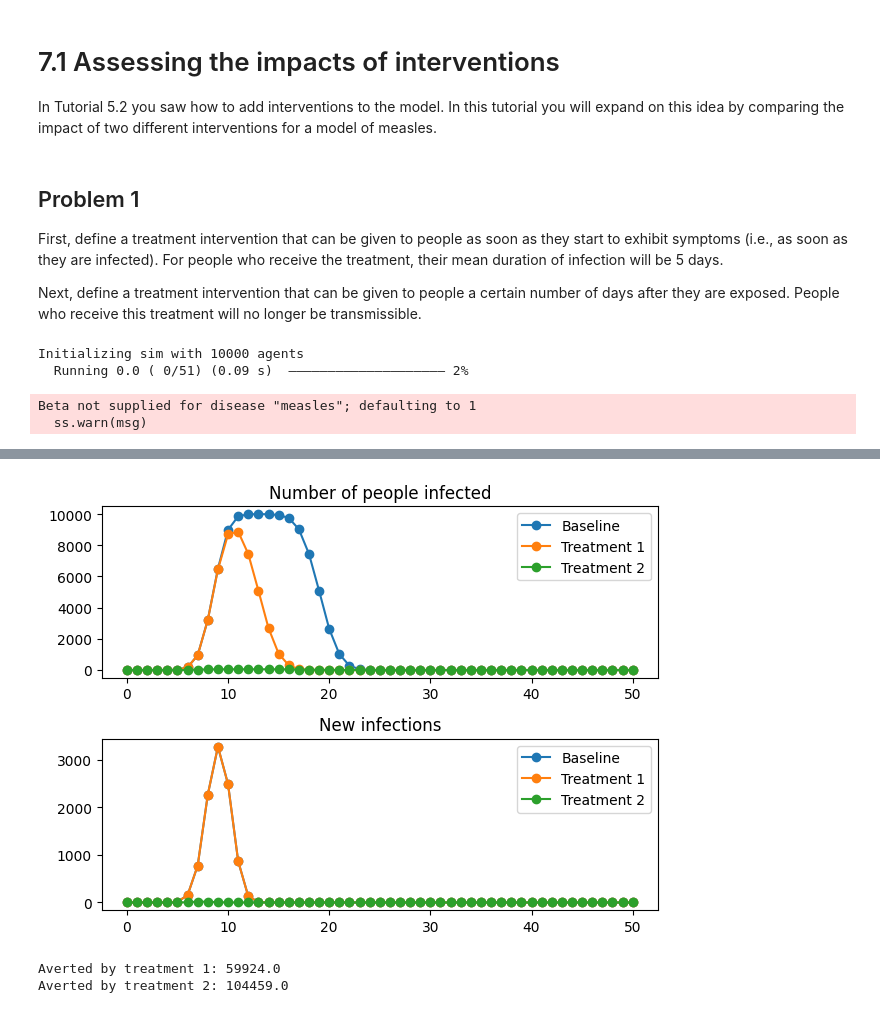
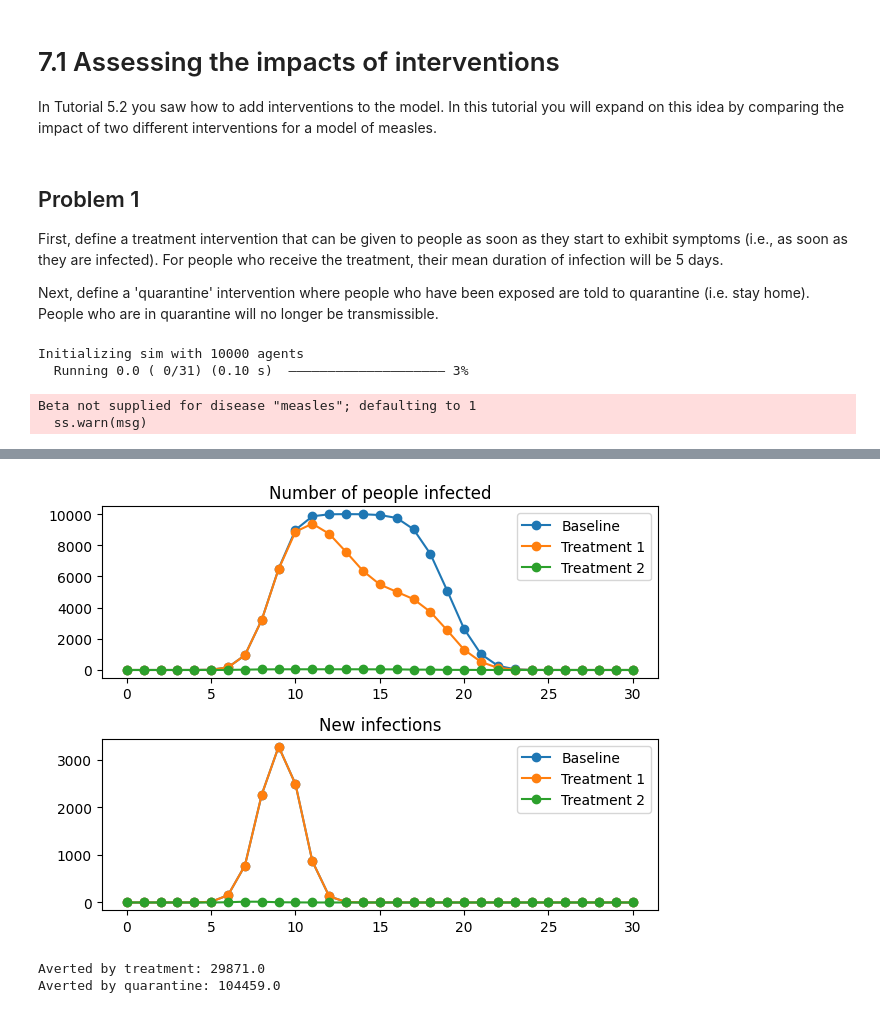
Before and after one commit to stanleyrazor/ABM-Modelling, a Jupyter notebook: tutorials/tut7.1_intervention_impact.ipynb, the cells around one changed output, grey strips where cells are left out. Drawn from its saved outputs; the diff is of its cells as text; code cells hidden in the pictures.

Commit message:
change to quar

```diff
--- a/tutorials/tut7.1_intervention_impact.ipynb
+++ b/tutorials/tut7.1_intervention_impact.ipynb
@@ -7,7 +7,7 @@ In Tutorial 5.2 you saw how to add interventions to the model. In this tutorial
 
 First, define a treatment intervention that can be given to people as soon as they start to exhibit symptoms (i.e., as soon as they are infected). For people who receive the treatment, their mean duration of infection will be 5 days.
 
-Next, define a treatment intervention that can be given to people a certain number of days after they are exposed. People who receive this treatment will no longer be transmissible.
+Next, define a 'quarantine' intervention where people who have been exposed are told to quarantine (i.e. stay home). People who are in quarantine will no longer be transmissible.
 # %%
 import numpy as np # Math
 import sciris as sc # Utilities
@@ -15,7 +15,7 @@ import pylab as pl # Plotting
 import starsim as ss # ABM
 
 
-class Treatment1(ss.Intervention):  # Create a new, generic treatment intervention
+class Treatment(ss.Intervention):  # Create a new, generic treatment intervention
 
     def __init__(self, prob=0.5, mean_dur_infection=5):
         super().__init__() # Initialize the intervention
@@ -30,7 +30,7 @@ class Treatment1(ss.Intervention):  # Create a new, generic treatment interventi
         n_eligible = len(eligible_ids) # Number of people who are eligible
 
         # Define who receives treatment
-        is_treated = np.random.rand(n_eligible) < self.p  # Define which of the n_eligible people get treated by comparing np.random.rand() to self.p
+        is_treated = np.random.rand(n_eligible) < self.prob  # Define which of the n_eligible people get treated by comparing np.random.rand() to self.p
         treat_ids = eligible_ids[is_treated]  # Pull out the IDs for the people receiving the treatment
 
         # Treated people will have a new disease progression
@@ -44,56 +44,56 @@ class Treatment1(ss.Intervention):  # Create a new, generic treatment interventi
         measles.ti_recovered[recover_uids] = measles.ti_infected[recover_uids] + dur_inf[~will_die] / sim.dt  # Set the time of recovery
 
 
-class Treatment2(ss.Intervention):
-    def __init__(self, prob=1, rel_trans=0, treat_delay=0):
+class Quarantine(ss.Intervention):
+    def __init__(self, prob=1, rel_trans=0, delay=0):
         super().__init__() # Initialize the intervention
-        self.prob = prob # Store the probability of vaccination
-        self.rel_trans = rel_trans  # Relative transmissibility of treated people
-        self.treat_delay = treat_delay  # Delay between exposure and receiving treatment
+        self.prob = prob # Store the probability of quarantining
+        self.rel_trans = rel_trans  # Relative transmissibility of people in quarantine
+        self.delay = delay  # Delay between exposure and being put into quarantine
 
     def apply(self, sim):
         measles = sim.diseases.measles
 
         # Define  who is eligible for treatment
-        eligible_ids = sim.people.uid[(measles.ti_exposed - self.treat_delay) == sim.ti]  # People are eligible for treatment after a delay of treat_delay days after they are exposed
+        eligible_ids = sim.people.uid[(measles.ti_exposed - self.delay) == sim.ti]  # People are eligible for quarantine after a delay
         n_eligible = len(eligible_ids)  # Number of eligible people
 
-        # Define who receives treatment
-        is_treated = np.random.rand(n_eligible) < self.p  # Define which of the n_eligible people get treated by comparing np.random.rand() to self.p
-        treat_ids = eligible_ids[is_treated]  # Pull out the IDs for the people receiving the treatment
+        # Define who is quarantined
+        in_quarantine = np.random.rand(n_eligible) < self.prob  # Define which of the n_eligible people are quarantined by comparing np.random.rand() to self.p
+        quar_ids = eligible_ids[in_quarantine]  # Pull out the IDs for the people going into quarantine
 
-        # Treated people will have a reduced relative transmissibility
-        measles.rel_trans[treat_ids] = self.rel_trans
+        # Quarantined people will have a reduced relative transmissibility
+        measles.rel_trans[quar_ids] = self.rel_trans
 
 
-def make_run_sim(treat_delay=0):
+def make_run_sim(delay=0):
 
-    # Make the treatments
-    t1 = Treatment1()  # Create the specific treatment 1
-    t2 = Treatment2(treat_delay=treat_delay)  # Create the specific treatment 2 with a delay
+    # Make the interventions
+    treatment = Treatment()  # Create the specific treatment
+    quarantine = Quarantine(delay=delay)  # Create the specific quarantine
 
     # Make the sim parameters
-    pars = dict(start=0, end=50, dt=1.0, diseases='measles', networks='random')  # Define the parameters of the simulation
+    pars = dict(start=0, end=30, dt=1.0, diseases='measles', networks='random')  # Define the parameters of the simulation
 
-    # Define "baseline" and "intervention" sims without any treatment, and with treatment 1 and treatment 2
+    # Define "baseline" and "intervention" sims: without any interventions, with treatment, and with quarantine
     baseline = ss.Sim(pars)
-    t1sim = ss.Sim(pars, interventions=t1)
-    t2sim = ss.Sim(pars, interventions=t2)
+    treat_sim = ss.Sim(pars, interventions=treatment)
+    quar_sim = ss.Sim(pars, interventions=quarantine)
 
     # Run the three simulations
     baseline.run()
-    t1sim.run()
-    t2sim.run()
+    treat_sim.run()
+    quar_sim.run()
 
     # Pull out results to plot
     tvec = baseline.yearvec
     n_inf_base = baseline.results.measles.n_infected
-    n_inf_t1 = t1sim.results.measles.n_infected
-    n_inf_t2 = t2sim.results.measles.n_infected
+    n_inf_treat = treat_sim.results.measles.n_infected
+    n_inf_quar = quar_sim.results.measles.n_infected
 
     new_inf_base = baseline.results.measles.new_infections
-    new_inf_t1 = t1sim.results.measles.new_infections
-    new_inf_t2 = t2sim.results.measles.new_infections
+    new_inf_treat = treat_sim.results.measles.new_infections
+    new_inf_quar = quar_sim.results.measles.new_infections
 
     # Create the figure
     pl.figure()
@@ -102,32 +102,32 @@ def make_run_sim(treat_delay=0):
     pl.subplot(2,1,1)  # Create the first panel in the plot
     pl.title('Number of people infected')
     pl.plot(tvec, n_inf_base, 'o-', label='Baseline')  # Plot baseline
-    pl.plot(tvec, n_inf_t1, 'o-', label='Treatment 1')  # Plot treatment 1
-    pl.plot(tvec, n_inf_t2, 'o-', label='Treatment 2')  # Plot treatment 2
+    pl.plot(tvec, n_inf_treat, 'o-', label='Treatment 1')  # Plot treatment
+    pl.plot(tvec, n_inf_quar, 'o-', label='Treatment 2')  # Plot quarantine
     pl.legend()
 
     # Plot number of new infections
     pl.subplot(2,1,2) # Create the second panel in the plot
     pl.title('New infections')
     pl.plot(tvec, new_inf_base, 'o-', label='Baseline') # Plot baseline
-    pl.plot(tvec, new_inf_t1, 'o-', label='Treatment 1') # Plot treatment 1
-    pl.plot(tvec, new_inf_t2, 'o-', label='Treatment 2') # Plot treatment 2
+    pl.plot(tvec, new_inf_treat, 'o-', label='Treatment 1') # Plot treatment
+    pl.plot(tvec, new_inf_quar, 'o-', label='Treatment 2') # Plot quarantine
     pl.legend()
 
     sc.figlayout()
     pl.show()
 
     # Calculate and display the number of infections averted
-    averted_by_t1 = n_inf_base.sum() - n_inf_t1.sum()
-    averted_by_t2 = n_inf_base.sum() - n_inf_t2.sum()
-    print(f'Averted by treatment 1: {averted_by_t1}')
-    print(f'Averted by treatment 2: {averted_by_t2}')
+    averted_by_treatment = n_inf_base.sum() - n_inf_treat.sum()
+    averted_by_quarantine = n_inf_base.sum() - n_inf_quar.sum()
+    print(f'Averted by treatment: {averted_by_treatment}')
+    print(f'Averted by quarantine: {averted_by_quarantine}')
 
 
 # Make, run, and plot the simulation
 make_run_sim()
 # %% [output]
 Initializing sim with 10000 agents
-  Running 0.0 ( 0/51) (0.09 s)  ———————————————————— 2%
+  Running 0.0 ( 0/31) (0.10 s)  ———————————————————— 3%
 Beta not supplied for disease "measles"; defaulting to 1
   ss.warn(msg)
@@ -151,6 +149,6 @@ Initializing sim with 10000 agents
-[figure, old version]
+[figure, new version]
-Averted by treatment 1: 59924.0
-Averted by treatment 2: 104459.0
+Averted by treatment: 29871.0
+Averted by quarantine: 104459.0
 # %% [markdown]
 ## Problem 2
 
```
Also changed, not shown: parts of 4 cells of this notebook.
